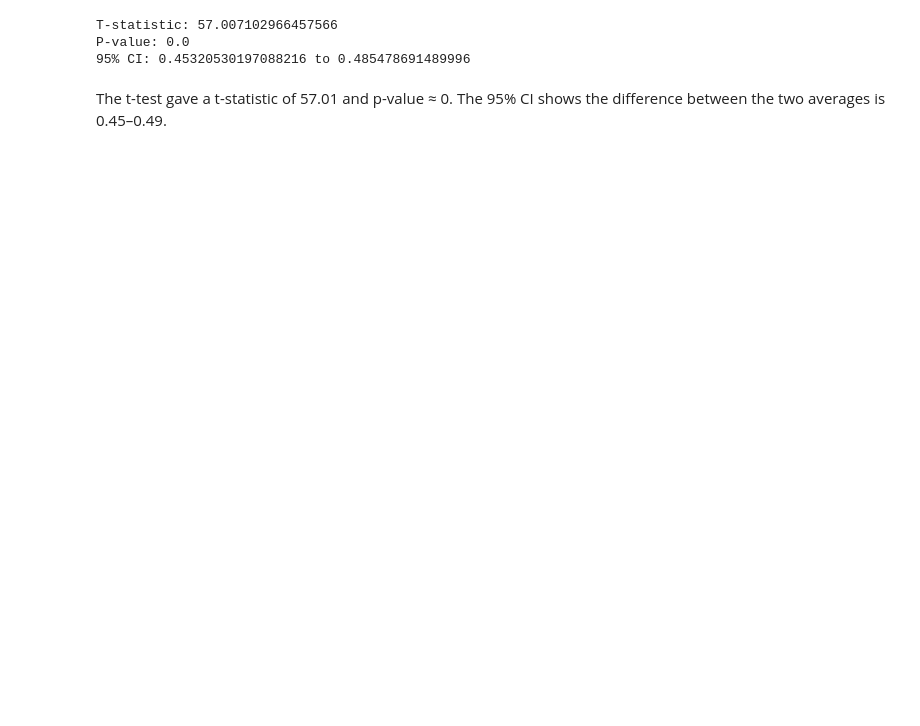
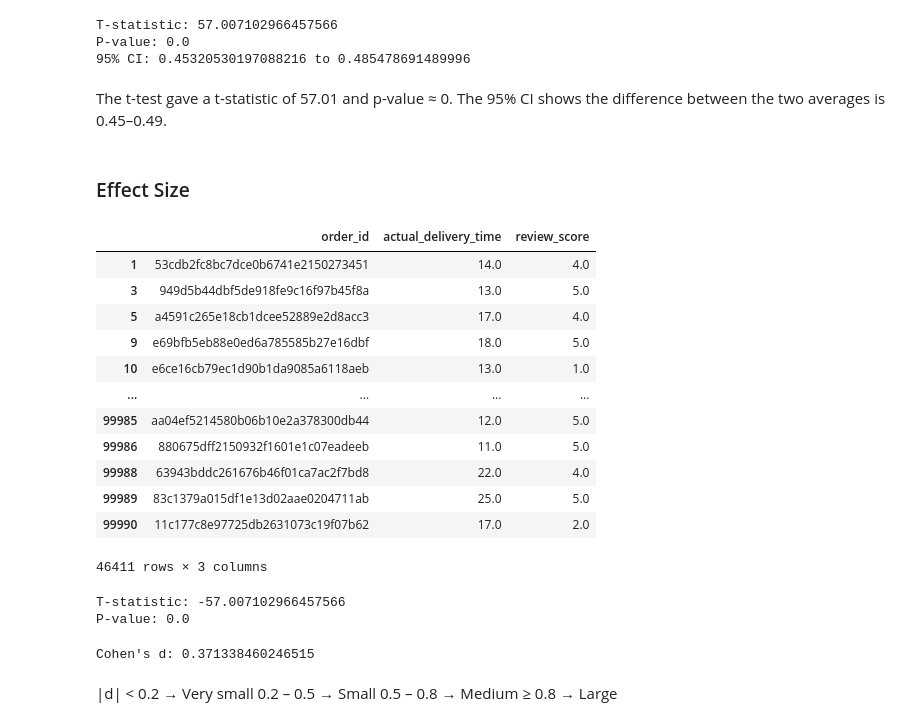
Before and after one commit to Vinaychauhan06/E-Commerce-Analytics-Dashboard-Python-SQL-Power-BI-, a Jupyter notebook: A B Testing Simulation.ipynb, the cells around one changed output. Saved outputs shown, nothing was run; the diff lists cells and outputs as text; code cells hidden in the pictures; blank space fills up the shorter version.

```diff
--- a/A B Testing Simulation.ipynb
+++ b/A B Testing Simulation.ipynb
@@ -393,3 +393,5 @@ P-value: 0.0
 95% CI: 0.45320530197088216 to 0.485478691489996
 # %% [markdown]
 The t-test gave a t-statistic of 57.01 and p-value ≈ 0. The 95% CI shows the difference between the two averages is 0.45–0.49.
+# %% [markdown]
+### Effect Size
@@ -395,0 +400,25 @@ The t-test gave a t-statistic of 57.01 and p-value ≈ 0. The 95% CI shows the d
+# %%
+group_B
+group_A
+# %% [output]
+|  | order_id | actual_delivery_time | review_score |
+| 1 | 53cdb2fc8bc7dce0b6741e2150273451 | 14.0 | 4.0 |
+| 3 | 949d5b44dbf5de918fe9c16f97b45f8a | 13.0 | 5.0 |
+| 5 | a4591c265e18cb1dcee52889e2d8acc3 | 17.0 | 4.0 |
+| 9 | e69bfb5eb88e0ed6a785585b27e16dbf | 18.0 | 5.0 |
+| 10 | e6ce16cb79ec1d90b1da9085a6118aeb | 13.0 | 1.0 |
+| ... | ... | ... | ... |
+| 99985 | aa04ef5214580b06b10e2a378300db44 | 12.0 | 5.0 |
+| 99986 | 880675dff2150932f1601e1c07eadeeb | 11.0 | 5.0 |
+| 99988 | 63943bddc261676b46f01ca7ac2f7bd8 | 22.0 | 4.0 |
+| 99989 | 83c1379a015df1e13d02aae0204711ab | 25.0 | 5.0 |
+| 99990 | 11c177c8e97725db2631073c19f07b62 | 17.0 | 2.0 |
+46411 rows × 3 columns
+# %%
+from scipy.stats import ttest_ind
+t_stat, p_value = ttest_ind(group_A['review_score'], group_B['review_score'], equal_var=False)
+print("T-statistic:", t_stat)
+print("P-value:", p_value)
+# %% [output]
+T-statistic: -57.007102966457566
+P-value: 0.0
@@ -395,0 +430,10 @@ The t-test gave a t-statistic of 57.01 and p-value ≈ 0. The 95% CI shows the d
+# %%
+cohens_d = mean_difference / pooled_std
+print("Cohen's d:", cohens_d)
+# %% [output]
+Cohen's d: 0.371338460246515
+# %% [markdown]
+|d| < 0.2       → Very small
+0.2 – 0.5      → Small
+0.5 – 0.8      → Medium
+≥ 0.8          → Large
```
Also changed, not shown: parts of 10 cells of this notebook.
